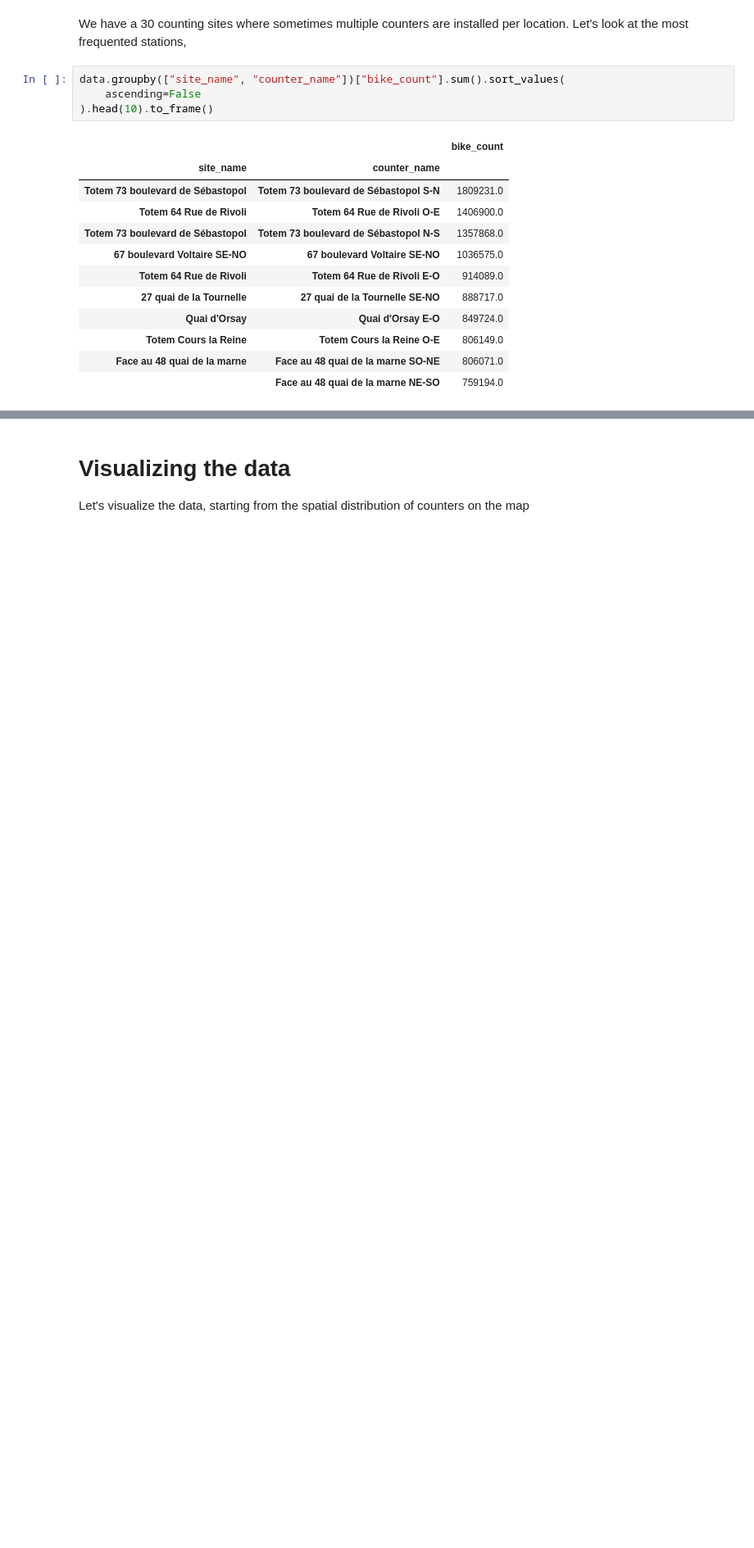
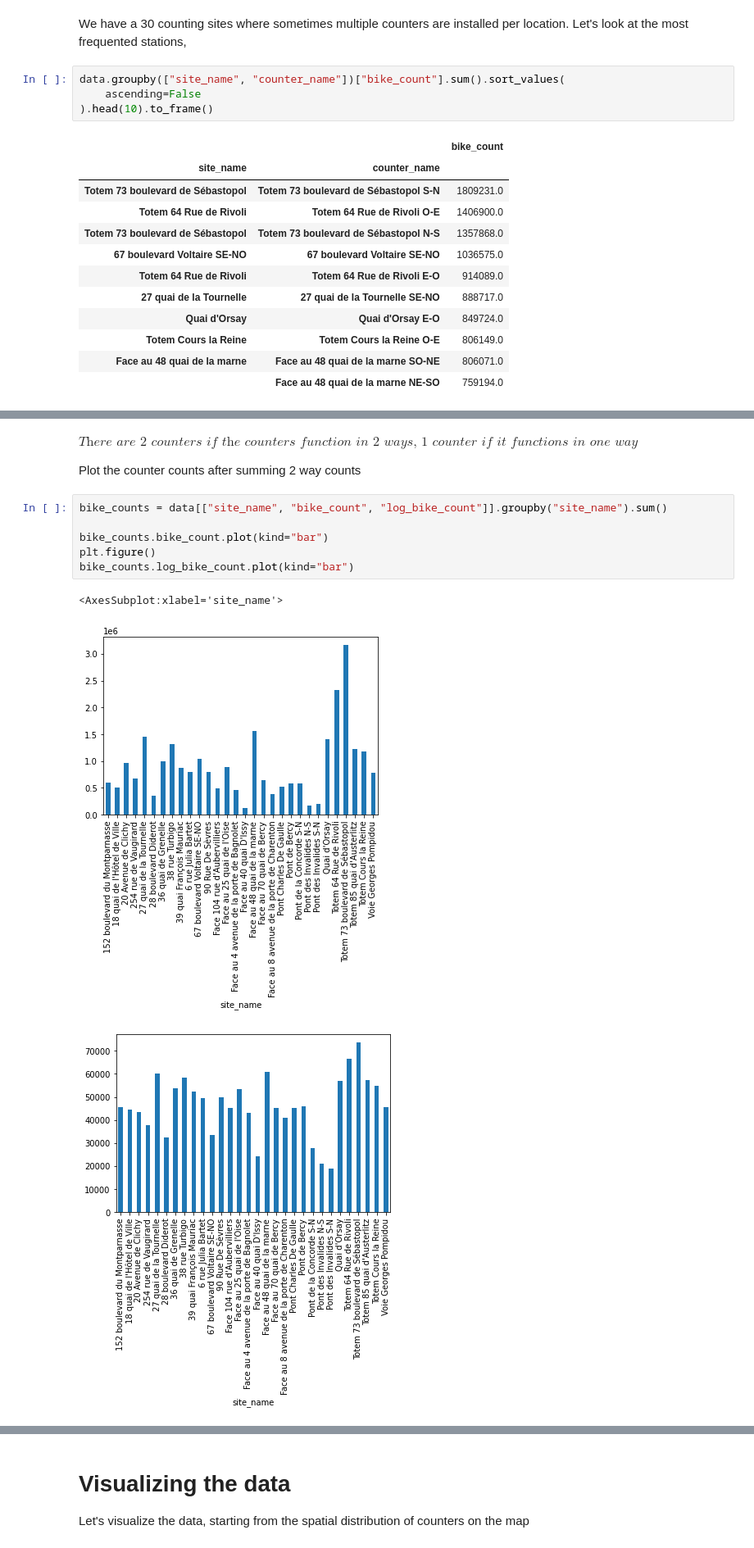
Before and after one commit to Rehann2/bike_counts_Kaan_Rehan, a Jupyter notebook: bike_counters_starting_kit.ipynb, the cells around one changed output, grey strips where cells are left out. Shown: that part at 82% size. Saved outputs shown, nothing was run; the diff lists cells and outputs as text; blank space fills up the shorter version.

```diff
--- a/bike_counters_starting_kit.ipynb
+++ b/bike_counters_starting_kit.ipynb
@@ -112,0 +121,14 @@ data.groupby(["site_name", "counter_name"])["bike_count"].sum().sort_values(
+# %% [markdown]
+$\textit{There are 2 counters if the counters function in 2 ways, 1 counter if it functions in one way}$
+
+Plot the counter counts after summing 2 way counts
+# %%
+bike_counts = data[["site_name", "bike_count", "log_bike_count"]].groupby("site_name").sum()
+
+bike_counts.bike_count.plot(kind="bar")
+plt.figure()
+bike_counts.log_bike_count.plot(kind="bar")
+# %% [output]
+<AxesSubplot:xlabel='site_name'>
+[figure, added]
+[figure, added]
```
Also changed, not shown: parts of 15 cells of this notebook.
